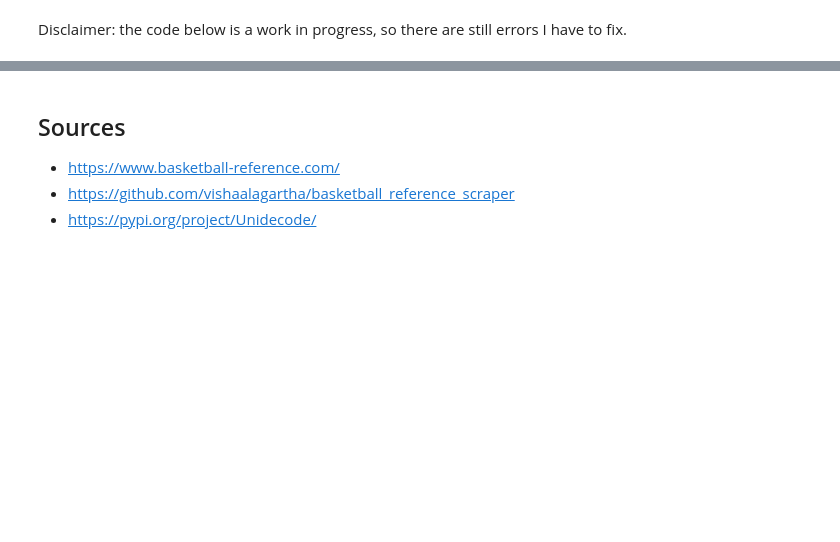
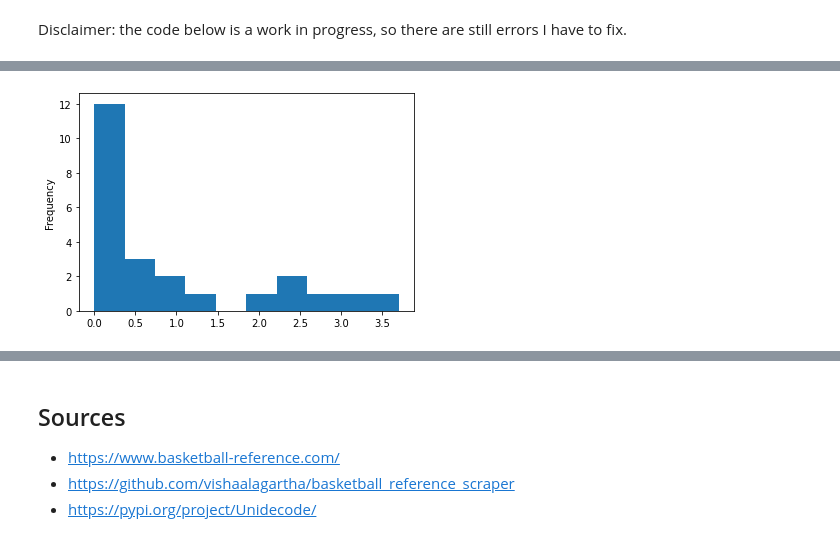
Before and after one commit to david-cq/Capstone, a Jupyter notebook: Initial_EDA.ipynb, the cells around one changed output, grey strips where cells are left out. Saved outputs shown, nothing was run; the diff lists cells and outputs as text; code cells hidden in the pictures; blank space fills up the shorter version.

```diff
--- a/Initial_EDA.ipynb
+++ b/Initial_EDA.ipynb
@@ -79,0 +111,5 @@ AttributeError: 'NoneType' object has no attribute 'replace'
+# %%
+for col in roster_stats_col:
+    rockets_17_18_df[col] = pd.to_numeric(rockets_17_18_df[col])
+
+rockets_17_18_df.dtypes
@@ -79,0 +154,4 @@ AttributeError: 'NoneType' object has no attribute 'replace'
+# %%
+rockets_17_18_df['3P%'].fillna(0, inplace=True)
+rockets_17_18_df['FT%'].fillna(0, inplace=True)
+rockets_17_18_df.isnull().sum()
@@ -79,0 +178,2 @@ AttributeError: 'NoneType' object has no attribute 'replace'
+# %%
+rockets_17_18_num_df = rockets_17_18_df._get_numeric_data()
@@ -79,0 +203,2 @@ AttributeError: 'NoneType' object has no attribute 'replace'
+# %%
+rockets_17_18_num_df.drop(['AGE', 'GS', 'eFG%', 'ORB', 'DRB', 'STL', 'BLK', 'TOV', 'PF'], axis=1, inplace=True)
@@ -79,0 +253,4 @@ AttributeError: 'NoneType' object has no attribute 'replace'
+# %%
+rockets_17_18_num_df['3P'].plot(kind='hist');
+# %% [output]
+[figure, added]
```
Also changed, not shown: parts of 23 cells of this notebook.
